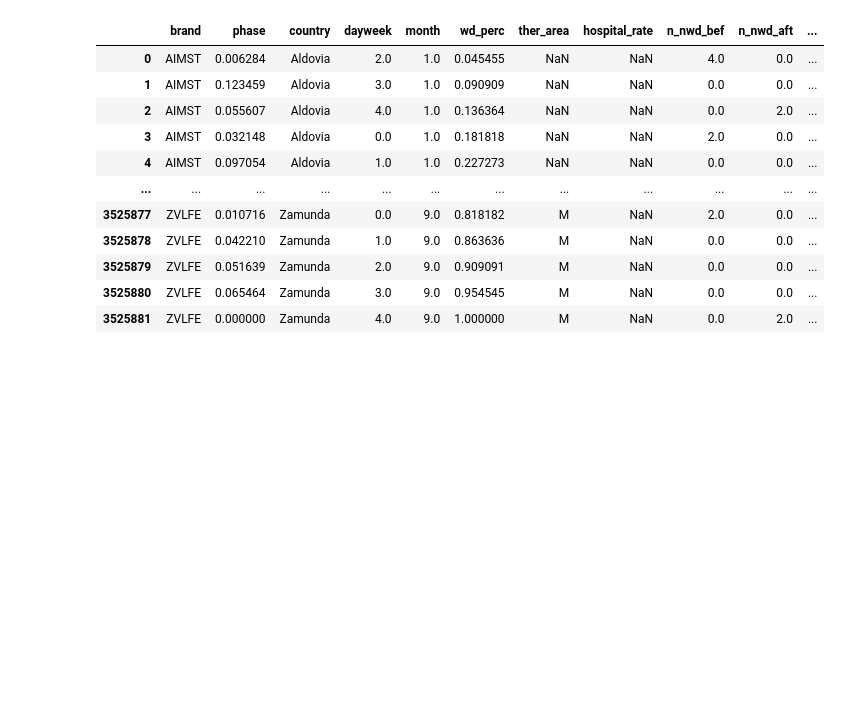
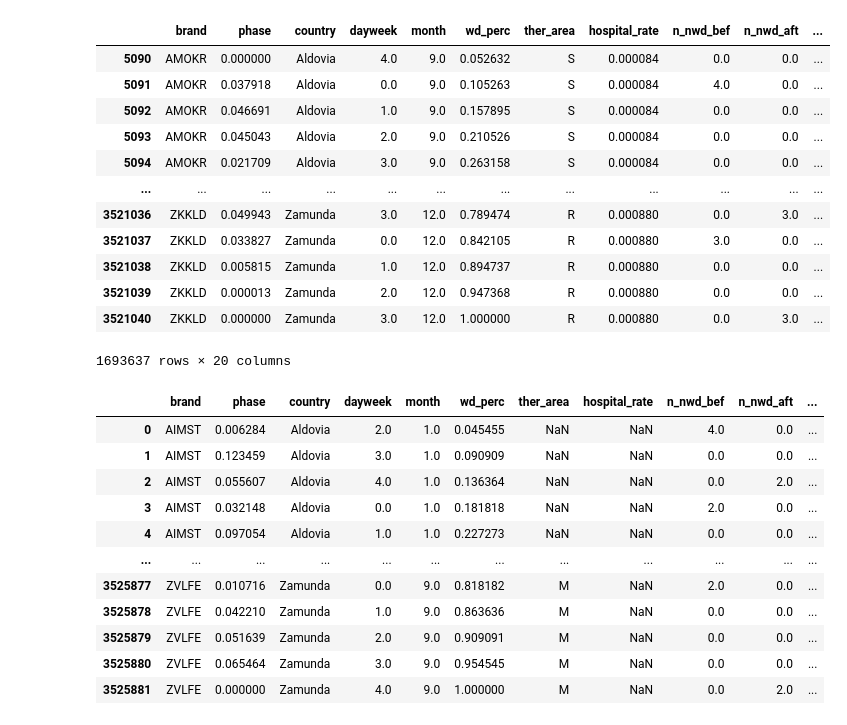
Before and after one commit to debsankarde/Novartis-datathon-2023, a Jupyter notebook: data_submission/eda.ipynb, the cells around one changed output. Drawn from its saved outputs; the diff is of its cells as text; code cells hidden in the pictures; blank space fills up the shorter version.

```diff
--- a/data_submission/eda.ipynb
+++ b/data_submission/eda.ipynb
@@ -33,3 +47,19 @@ print(df.head())
+# %%
+df[(df['main_channel'] == 'RETAIL')]
+# %% [output]
+|  | brand | phase | country | dayweek | month | wd_perc | ther_area | hospital_rate | n_nwd_bef | n_nwd_aft | ... |
+| 5090 | AMOKR | 0.000000 | Aldovia | 4.0 | 9.0 | 0.052632 | S | 0.000084 | 0.0 | 0.0 | ... |
+| 5091 | AMOKR | 0.037918 | Aldovia | 0.0 | 9.0 | 0.105263 | S | 0.000084 | 4.0 | 0.0 | ... |
+| 5092 | AMOKR | 0.046691 | Aldovia | 1.0 | 9.0 | 0.157895 | S | 0.000084 | 0.0 | 0.0 | ... |
+| 5093 | AMOKR | 0.045043 | Aldovia | 2.0 | 9.0 | 0.210526 | S | 0.000084 | 0.0 | 0.0 | ... |
+| 5094 | AMOKR | 0.021709 | Aldovia | 3.0 | 9.0 | 0.263158 | S | 0.000084 | 0.0 | 0.0 | ... |
+| ... | ... | ... | ... | ... | ... | ... | ... | ... | ... | ... | ... |
+| 3521036 | ZKKLD | 0.049943 | Zamunda | 3.0 | 12.0 | 0.789474 | R | 0.000880 | 0.0 | 3.0 | ... |
+| 3521037 | ZKKLD | 0.033827 | Zamunda | 0.0 | 12.0 | 0.842105 | R | 0.000880 | 3.0 | 0.0 | ... |
+| 3521038 | ZKKLD | 0.005815 | Zamunda | 1.0 | 12.0 | 0.894737 | R | 0.000880 | 0.0 | 0.0 | ... |
+| 3521039 | ZKKLD | 0.000013 | Zamunda | 2.0 | 12.0 | 0.947368 | R | 0.000880 | 0.0 | 0.0 | ... |
+| 3521040 | ZKKLD | 0.000000 | Zamunda | 3.0 | 12.0 | 1.000000 | R | 0.000880 | 0.0 | 3.0 | ... |
+1693637 rows × 20 columns
 # %%
 df
 # %% [output]
```
Also changed, not shown: parts of 7 cells of this notebook.
